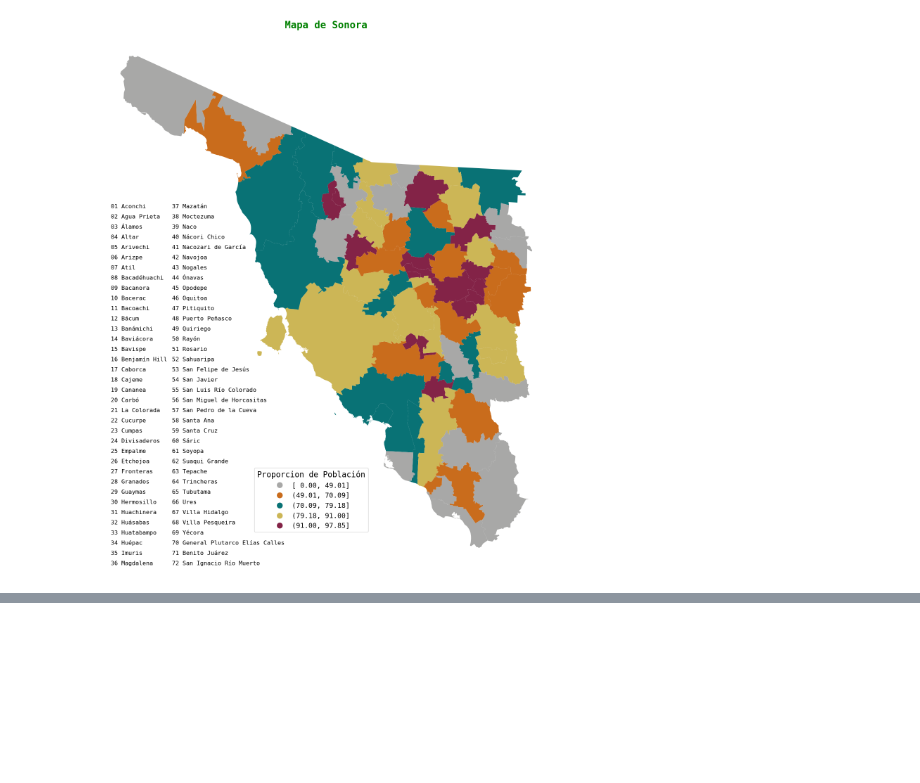
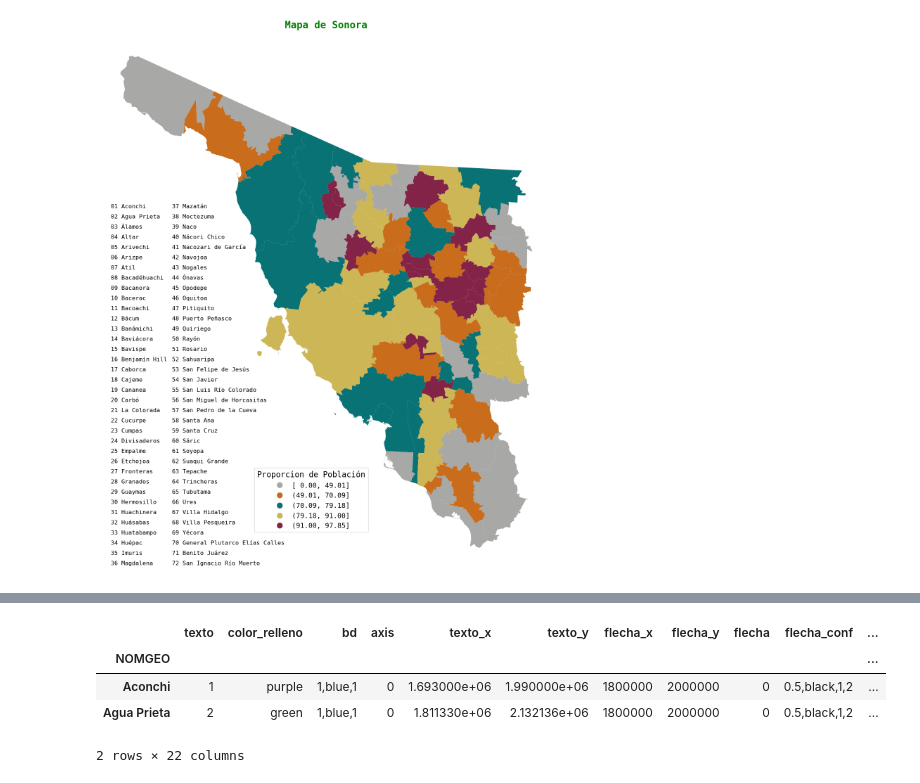
Before and after one commit to Dust1920/mapper, a Jupyter notebook: agua.ipynb, the cells around one changed output, grey strips where cells are left out. Saved outputs shown, nothing was run; the diff lists cells and outputs as text; code cells hidden in the pictures; blank space fills up the shorter version.

```diff
--- a/agua.ipynb
+++ b/agua.ipynb
@@ -183,0 +200,11 @@ axs.set_axis_off()
+# %%
+test = addon.call_template('sonora', 'Prueba')
+muns = test.index
+
+test.head(n = 2)
+# %% [output]
+|  | texto | color_relleno | bd | axis | texto_x | texto_y | flecha_x | flecha_y | flecha | flecha_conf | ... |
+| NOMGEO |  |  |  |  |  |  |  |  |  |  | ... |
+| Aconchi | 1 | purple | 1,blue,1 | 0 | 1.693000e+06 | 1.990000e+06 | 1800000 | 2000000 | 0 | 0.5,black,1,2 | ... |
+| Agua Prieta | 2 | green | 1,blue,1 | 0 | 1.811330e+06 | 2.132136e+06 | 1800000 | 2000000 | 0 | 0.5,black,1,2 | ... |
+2 rows × 22 columns
```
Also changed, not shown: parts of 6 cells of this notebook, 2 other files.
